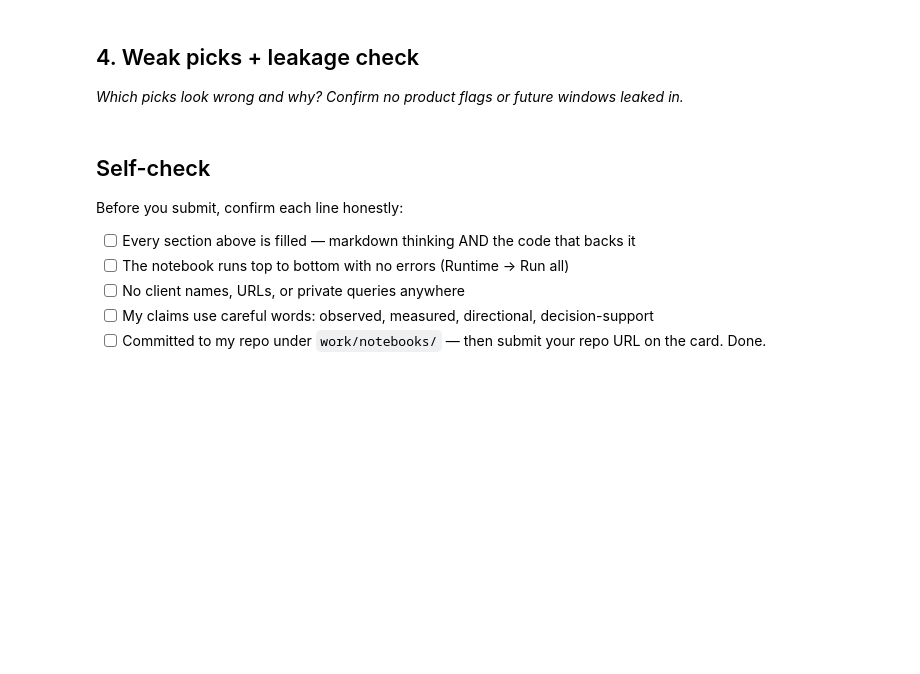
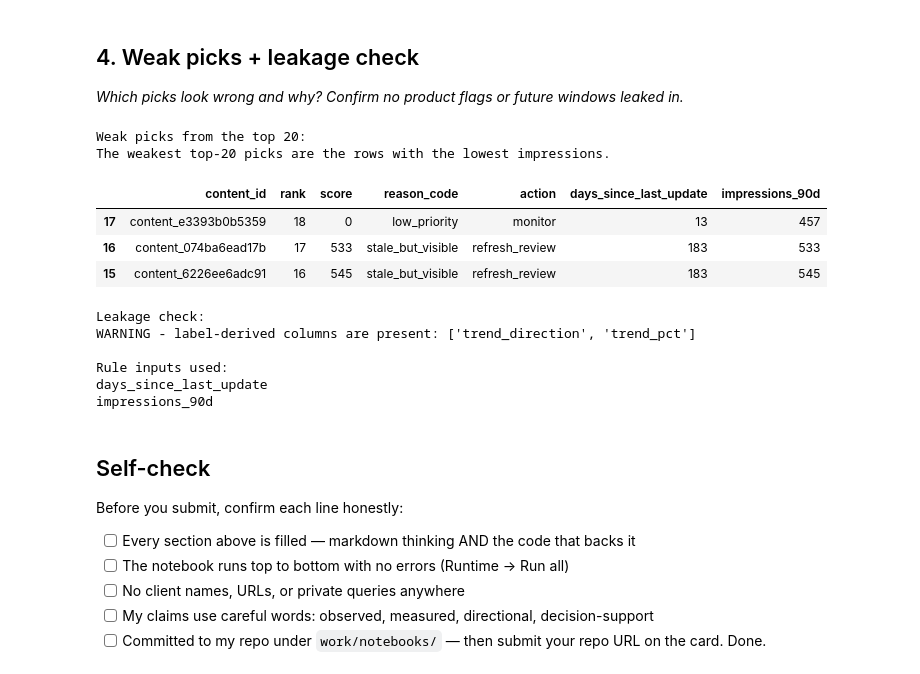
Before and after one commit to shravyanjalikadunoori-hub/flyrankML, a Jupyter notebook: work/notebooks/w04_baseline_score.ipynb, the cells around one changed output. Saved outputs shown, nothing was run; the diff lists cells and outputs as text; code cells hidden in the pictures; blank space fills up the shorter version.

```diff
--- a/work/notebooks/w04_baseline_score.ipynb
+++ b/work/notebooks/w04_baseline_score.ipynb
@@ -165,8 +237,50 @@ display(review)
 
 *Which picks look wrong and why? Confirm no product flags or future windows leaked in.*
 # %%
-# This cell is for CODE (numbers, a query, a check).
-# Write your text answer in the cell ABOVE this one — typing sentences here breaks Run All.
+# Weak-pick check
+print("Weak picks from the top 20:")
+print("The weakest top-20 picks are the rows with the lowest impressions.")
+
+weak_picks = df.head(20).sort_values("impressions_90d").head(3)
+
+display(
+    weak_picks[
+        [id_column, "rank", "score", "reason_code", "action",
+         "days_since_last_update", "impressions_90d"]
+    ]
+)
+
+# Leakage check
+forbidden_columns = [
+    "trend_direction",
+    "trend_pct",
+    "is_declining_label"
+]
+
+leaked_columns = [c for c in forbidden_columns if c in df.columns]
+
+print("\nLeakage check:")
+if leaked_columns:
+    print("WARNING - label-derived columns are present:", leaked_columns)
+else:
+    print("PASS - no label-derived columns were used in the rule.")
+
+print("\nRule inputs used:")
+print("days_since_last_update")
+print("impressions_90d")
+# %% [output]
+Weak picks from the top 20:
+The weakest top-20 picks are the rows with the lowest impressions.
+|  | content_id | rank | score | reason_code | action | days_since_last_update | impressions_90d |
+| 17 | content_e3393b0b5359 | 18 | 0 | low_priority | monitor | 13 | 457 |
+| 16 | content_074ba6ead17b | 17 | 533 | stale_but_visible | refresh_review | 183 | 533 |
+| 15 | content_6226ee6adc91 | 16 | 545 | stale_but_visible | refresh_review | 183 | 545 |
+Leakage check:
+WARNING - label-derived columns are present: ['trend_direction', 'trend_pct']
+
+Rule inputs used:
+days_since_last_update
+impressions_90d
 # %% [markdown]
 ## Self-check
 
```
Also changed, not shown: parts of 2 cells of this notebook.
